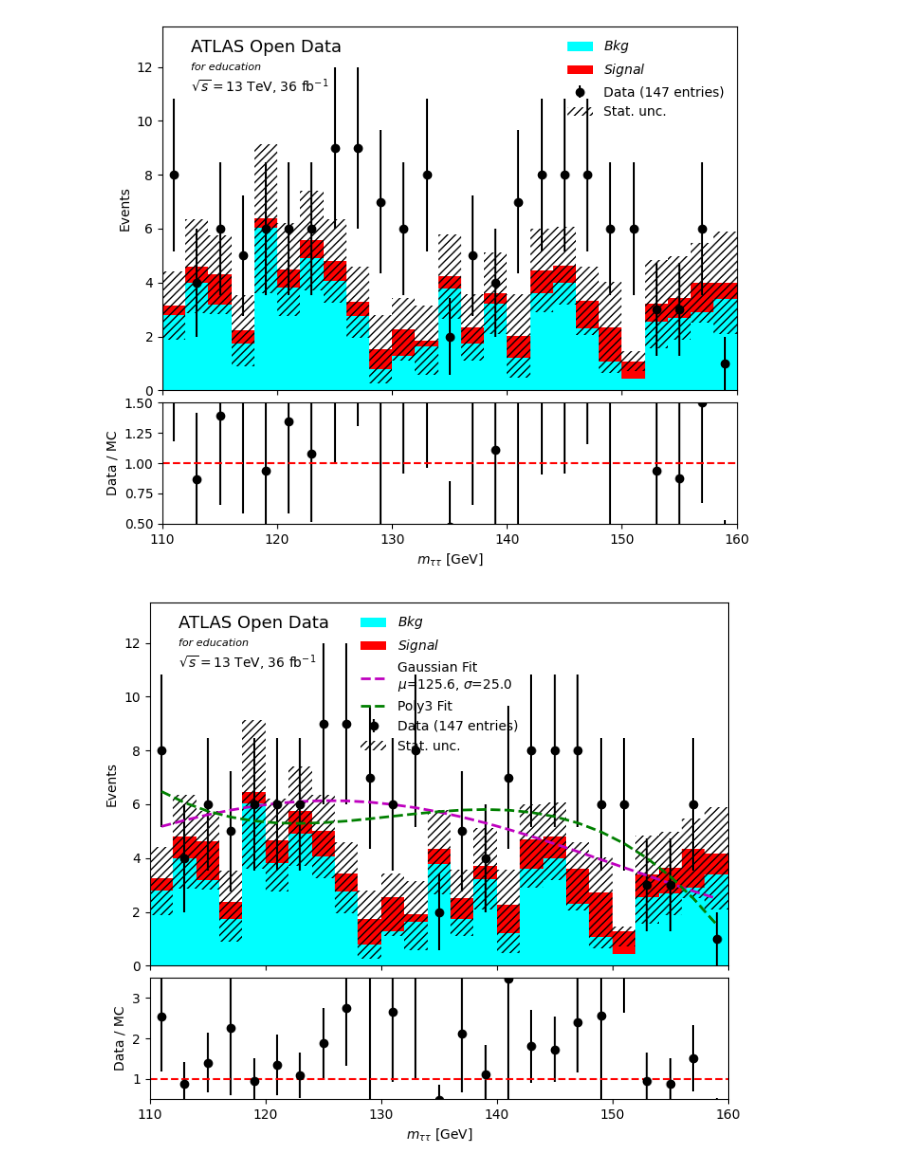
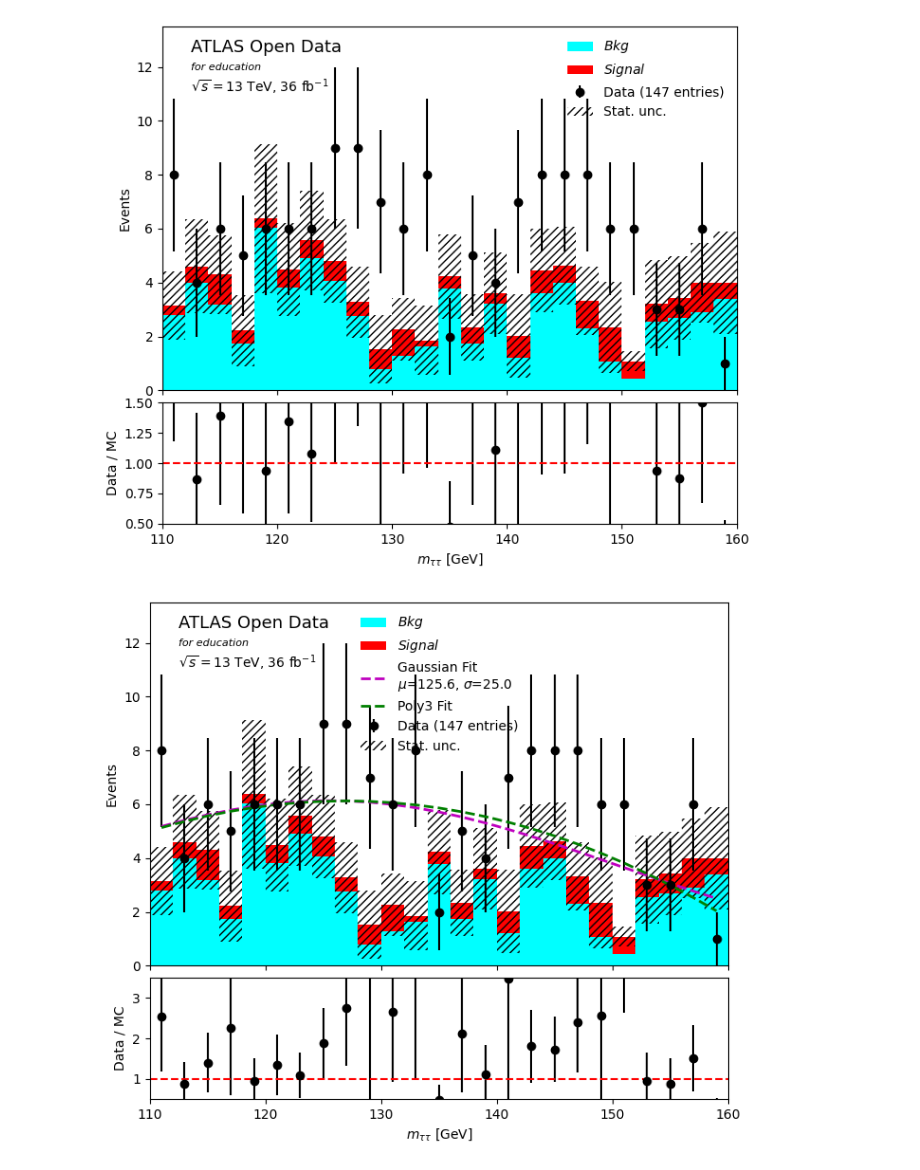
Before and after one commit to M0V1/IFIC-SummerSchool-2025, a Jupyter notebook: Htotautau.ipynb, the cells around one changed output. Saved outputs shown, nothing was run; the diff lists cells and outputs as text; code cells hidden in the pictures.

```diff
--- a/Htotautau.ipynb
+++ b/Htotautau.ipynb
@@ -304,33 +304,33 @@ def plot_data(bkg, signal, data, fit=True):
         except RuntimeError:
             print("Fit failed: could not converge.")
 
         try:
-            popt_poly, pcov_poly = curve_fit(poly3, bin_centres[mask], data_y[mask], sigma=data_yerr[mask])
-            fit_poly_curve = poly3(bin_centres, *popt_poly)
+            popt_poly, pcov_poly = curve_fit(poly2, bin_centres[mask], data_y[mask], sigma=data_yerr[mask])
+            fit_poly_curve = poly2(bin_centres, *popt_poly)
             main_ax.plot(bin_centres, fit_poly_curve, 'g--', linewidth=2, label=f'Poly3 Fit')
         except RuntimeError:
             print("Polynomial fit failed.")
 
     main_ax.set_xlim(xmin, xmax)
     main_ax.set_ylim(0, max(max(data_y), max(total_mc)) * 1.5)
     main_ax.set_ylabel("Events")
     main_ax.text(0.05, 0.93, 'ATLAS Open Data', transform=main_ax.transAxes, fontsize=13)
     main_ax.text(0.05, 0.88, 'for education', transform=main_ax.transAxes, style='italic', fontsize=8)
     main_ax.text(0.05, 0.82, r'$\sqrt{s}=13$ TeV, 36 fb$^{-1}$', transform=main_ax.transAxes)
     main_ax.legend(frameon=False)
 
     ratio = data_y / total_mc
     ratio_err = ratio * np.sqrt((data_yerr / data_y)**2 + (total_mc_err / total_mc)**2)
     ratio_ax.errorbar(bin_centres, ratio, yerr=ratio_err, fmt='ko')
     ratio_ax.axhline(1, color='red', linestyle='--')
     ratio_ax.set_ylabel("Data / MC")
     ratio_ax.set_ylim(0.5, 3.5)
     ratio_ax.set_xlabel(r"$m_{\tau\tau}$ [GeV]")
 
     plt.tight_layout()
     plt.subplots_adjust(hspace=0.05)
     plt.show()
 
 plot_data(bkg_data, signal_data, data_data)
 # %% [output]
-[figure, old version]
+[figure, new version]
```
